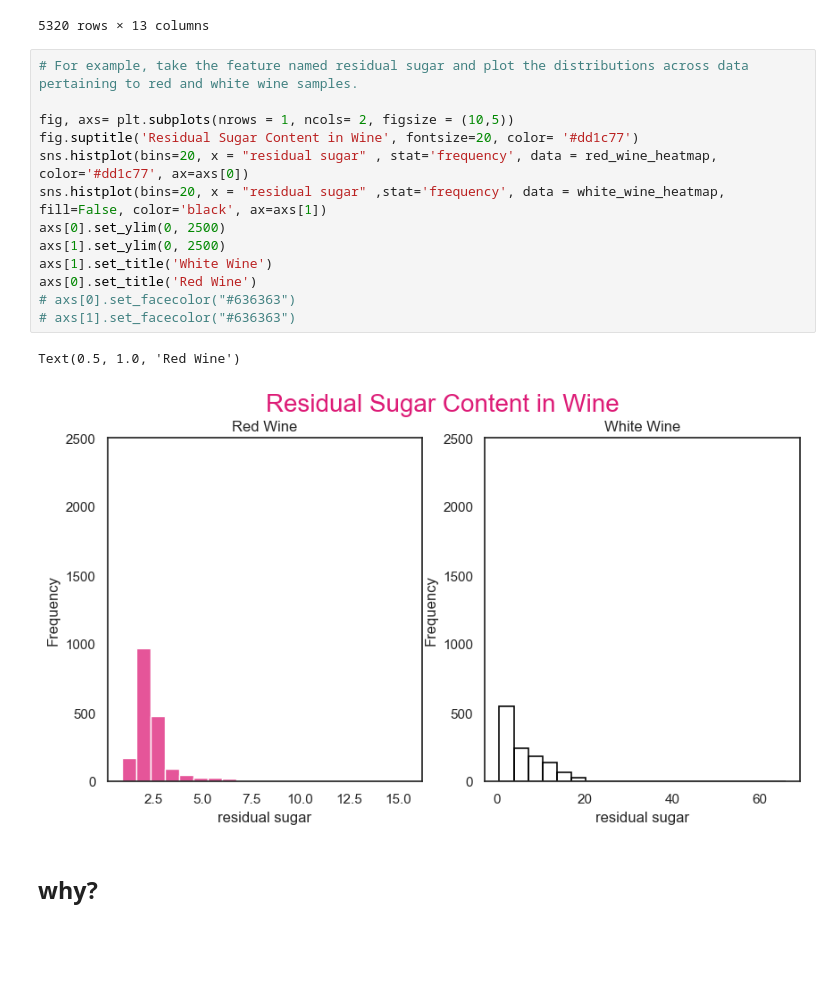
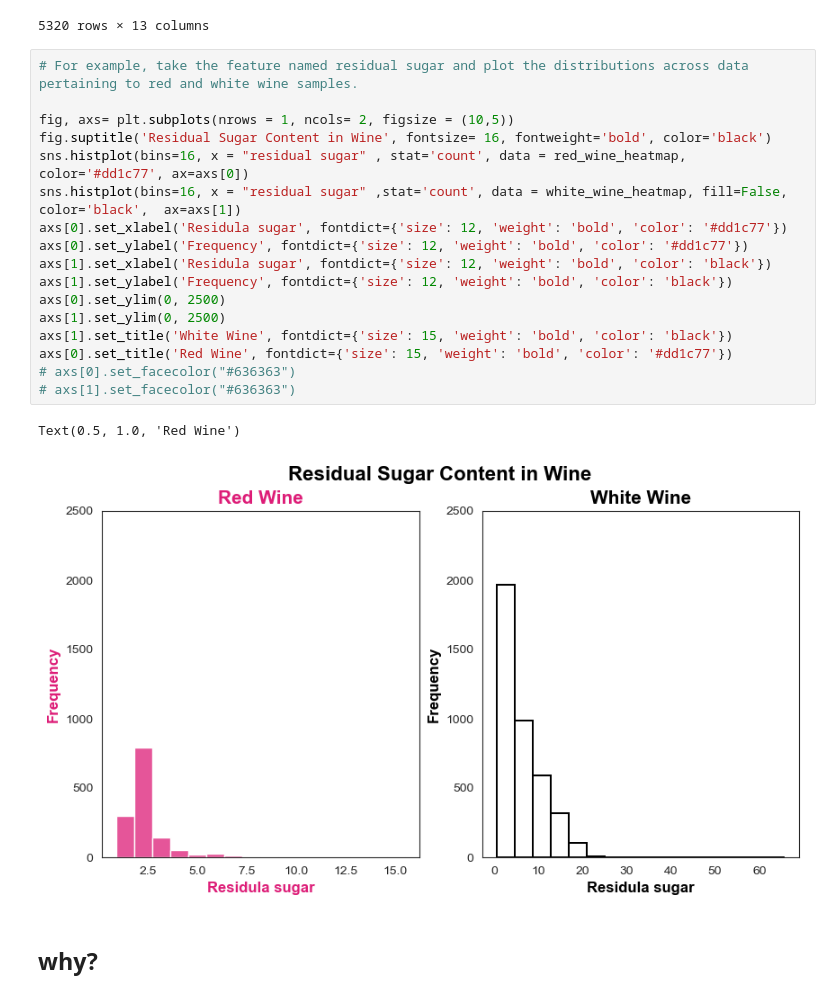
Before and after one commit to gabriela-arlt/BlueBerry-Winery, a Jupyter notebook: wine+quality/wine_sprint 2.ipynb, the cells around one changed output. Cells and saved outputs as stored; diff of their text form; blank space fills up the shorter version.

```diff
--- a/wine+quality/wine_sprint 2.ipynb
+++ b/wine+quality/wine_sprint 2.ipynb
@@ -82,19 +82,23 @@ wine
 # %%
 # For example, take the feature named residual sugar and plot the distributions across data pertaining to red and white wine samples.
 
 fig, axs= plt.subplots(nrows = 1, ncols= 2, figsize = (10,5))
-fig.suptitle('Residual Sugar Content in Wine', fontsize=20, color= '#dd1c77')
-sns.histplot(bins=20, x = "residual sugar" , stat='frequency', data = red_wine_heatmap, color='#dd1c77', ax=axs[0])
-sns.histplot(bins=20, x = "residual sugar" ,stat='frequency', data = white_wine_heatmap, fill=False, color='black', ax=axs[1])
+fig.suptitle('Residual Sugar Content in Wine', fontsize= 16, fontweight='bold', color='black')
+sns.histplot(bins=16, x = "residual sugar" , stat='count', data = red_wine_heatmap, color='#dd1c77', ax=axs[0])
+sns.histplot(bins=16, x = "residual sugar" ,stat='count', data = white_wine_heatmap, fill=False, color='black',  ax=axs[1])
+axs[0].set_xlabel('Residula sugar', fontdict={'size': 12, 'weight': 'bold', 'color': '#dd1c77'})
+axs[0].set_ylabel('Frequency', fontdict={'size': 12, 'weight': 'bold', 'color': '#dd1c77'})
+axs[1].set_xlabel('Residula sugar', fontdict={'size': 12, 'weight': 'bold', 'color': 'black'})
+axs[1].set_ylabel('Frequency', fontdict={'size': 12, 'weight': 'bold', 'color': 'black'})
 axs[0].set_ylim(0, 2500)
 axs[1].set_ylim(0, 2500)
-axs[1].set_title('White Wine')
-axs[0].set_title('Red Wine')
+axs[1].set_title('White Wine', fontdict={'size': 15, 'weight': 'bold', 'color': 'black'})
+axs[0].set_title('Red Wine', fontdict={'size': 15, 'weight': 'bold', 'color': '#dd1c77'})
 # axs[0].set_facecolor("#636363")
 # axs[1].set_facecolor("#636363")
 # %% [output]
 Text(0.5, 1.0, 'Red Wine')
-[figure, old version]
+[figure, new version]
 # %% [markdown]
 ## why?
 # %%
```
Also changed, not shown: parts of 8 cells of this notebook.
